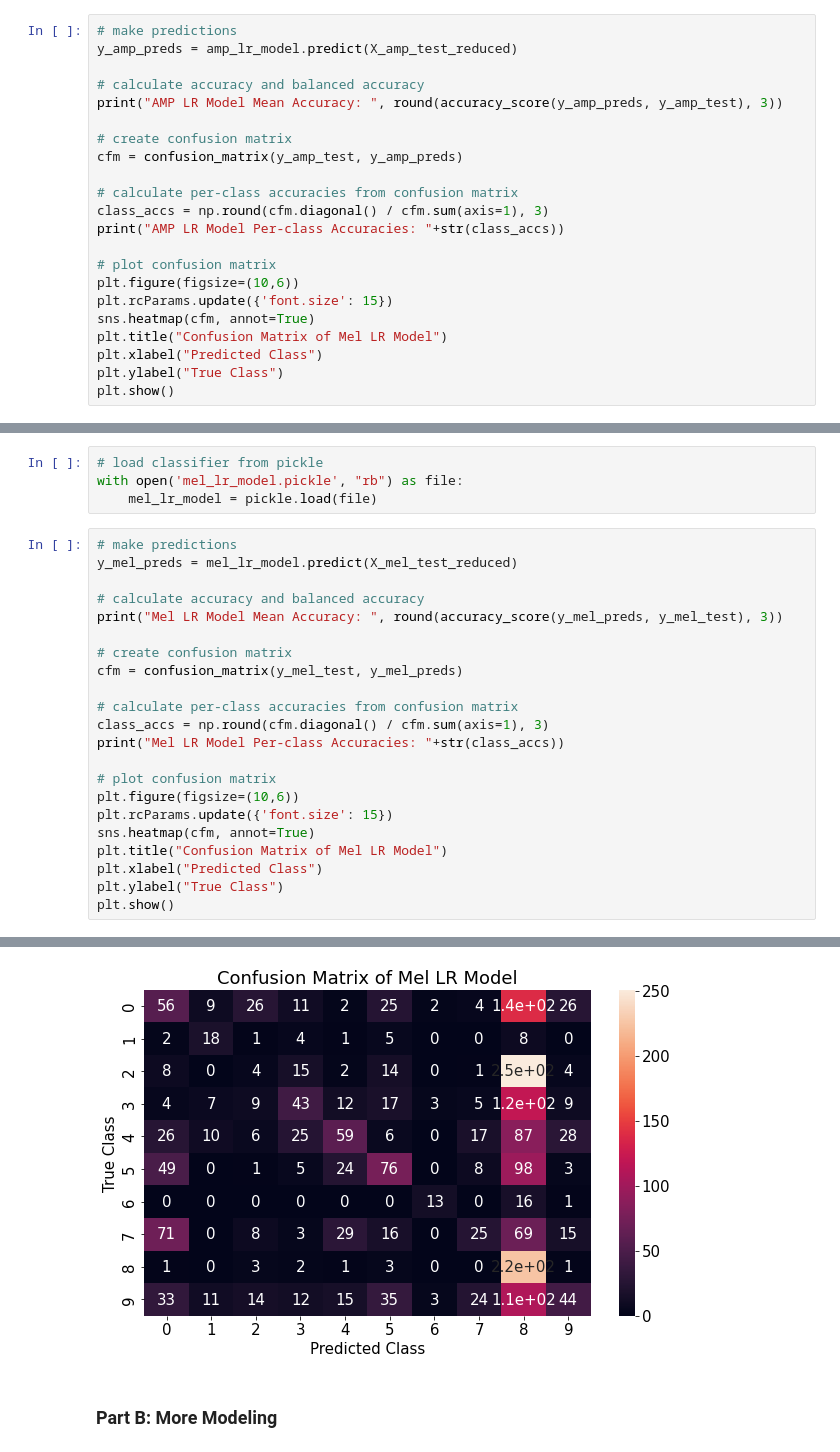
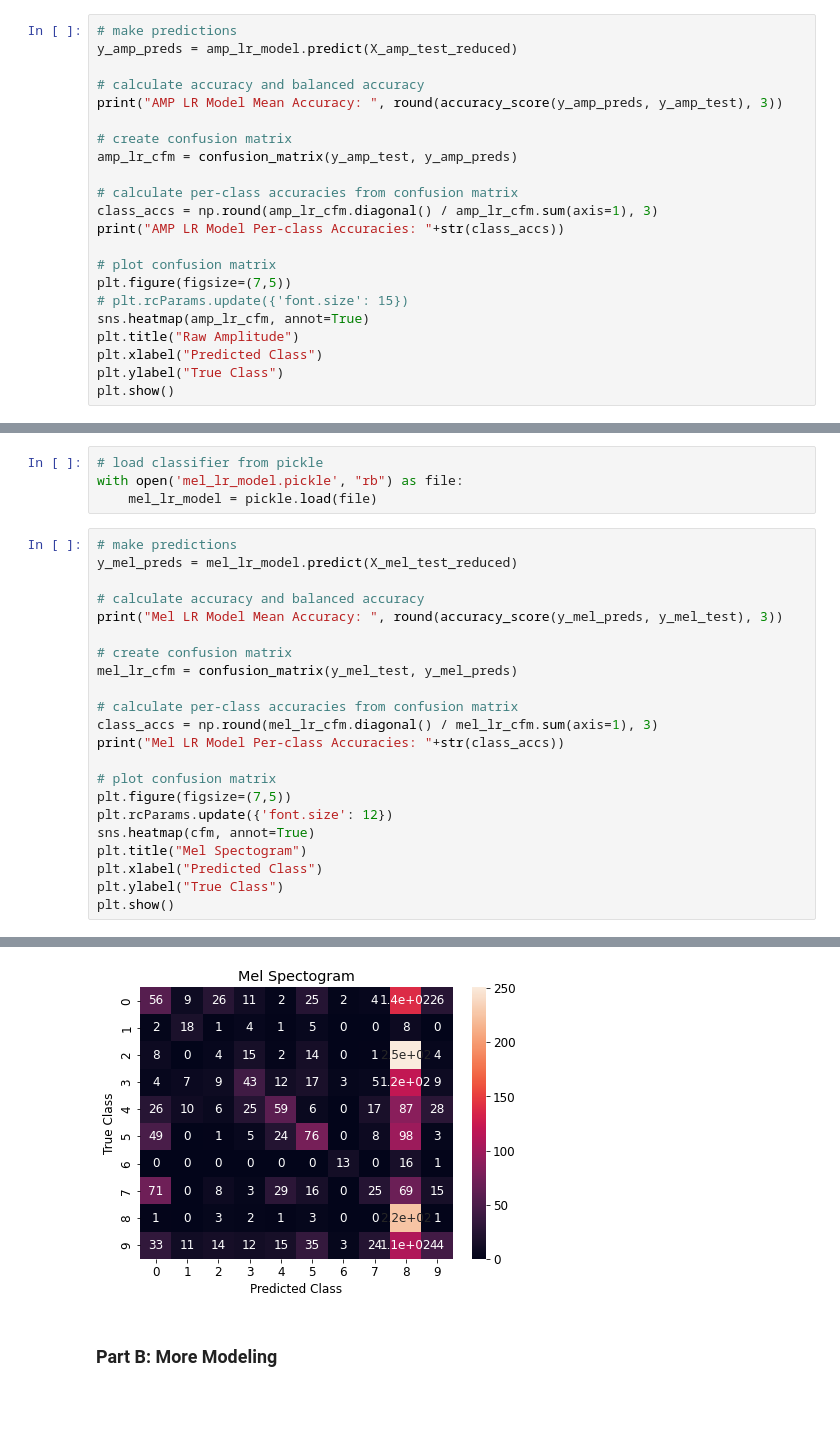
Before and after one commit to rodneyslafuente/cs181-practical, a Jupyter notebook: Practical_Notebook.ipynb, the cells around one changed output, grey strips where cells are left out. Drawn from its saved outputs; the diff is of its cells as text; blank space fills up the shorter version.

```diff
--- a/Practical_Notebook.ipynb
+++ b/Practical_Notebook.ipynb
@@ -87,17 +87,17 @@ y_amp_preds = amp_lr_model.predict(X_amp_test_reduced)
 print("AMP LR Model Mean Accuracy: ", round(accuracy_score(y_amp_preds, y_amp_test), 3))
 
 # create confusion matrix
-cfm = confusion_matrix(y_amp_test, y_amp_preds)
+amp_lr_cfm = confusion_matrix(y_amp_test, y_amp_preds)
 
 # calculate per-class accuracies from confusion matrix
-class_accs = np.round(cfm.diagonal() / cfm.sum(axis=1), 3)
+class_accs = np.round(amp_lr_cfm.diagonal() / amp_lr_cfm.sum(axis=1), 3)
 print("AMP LR Model Per-class Accuracies: "+str(class_accs))
 
 # plot confusion matrix
-plt.figure(figsize=(10,6))
-plt.rcParams.update({'font.size': 15})
-sns.heatmap(cfm, annot=True)
-plt.title("Confusion Matrix of Mel LR Model")
+plt.figure(figsize=(7,5))
+# plt.rcParams.update({'font.size': 15})
+sns.heatmap(amp_lr_cfm, annot=True)
+plt.title("Raw Amplitude")
 plt.xlabel("Predicted Class")
 plt.ylabel("True Class")
 plt.show()
@@ -146,29 +146,29 @@ with open('mel_lr_model.pickle', "rb") as file:
 # %%
 # make predictions
 y_mel_preds = mel_lr_model.predict(X_mel_test_reduced)
 
 # calculate accuracy and balanced accuracy
 print("Mel LR Model Mean Accuracy: ", round(accuracy_score(y_mel_preds, y_mel_test), 3))
 
 # create confusion matrix
-cfm = confusion_matrix(y_mel_test, y_mel_preds)
+mel_lr_cfm = confusion_matrix(y_mel_test, y_mel_preds)
 
 # calculate per-class accuracies from confusion matrix
-class_accs = np.round(cfm.diagonal() / cfm.sum(axis=1), 3)
+class_accs = np.round(mel_lr_cfm.diagonal() / mel_lr_cfm.sum(axis=1), 3)
 print("Mel LR Model Per-class Accuracies: "+str(class_accs))
 
 # plot confusion matrix
-plt.figure(figsize=(10,6))
-plt.rcParams.update({'font.size': 15})
+plt.figure(figsize=(7,5))
+plt.rcParams.update({'font.size': 12})
 sns.heatmap(cfm, annot=True)
-plt.title("Confusion Matrix of Mel LR Model")
+plt.title("Mel Spectogram")
 plt.xlabel("Predicted Class")
 plt.ylabel("True Class")
 plt.show()
 # %% [output]
 Mel LR Model Mean Accuracy:  0.256
 Mel LR Model Per-class Accuracies: [0.187 0.462 0.013 0.188 0.223 0.288 0.433 0.106 0.953 0.147]
-[figure, old version]
+[figure, new version]
 # %% [markdown]
 ### Part B: More Modeling
 # %% [markdown]
```
Also changed, not shown: parts of 5 cells of this notebook, 6 other files.
